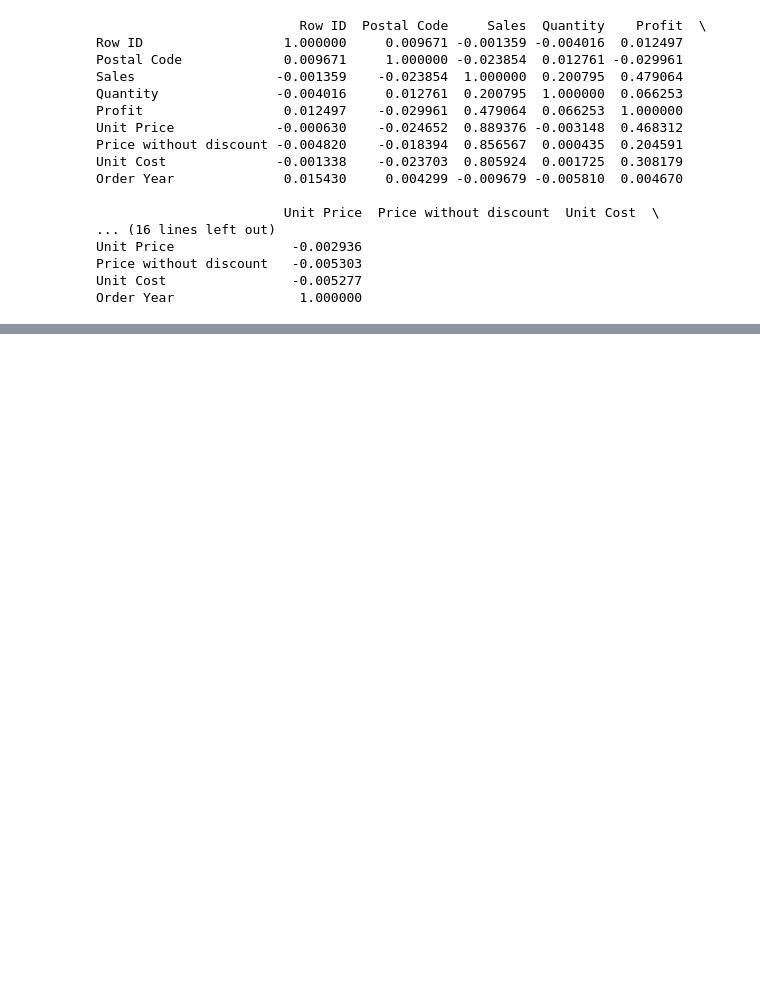
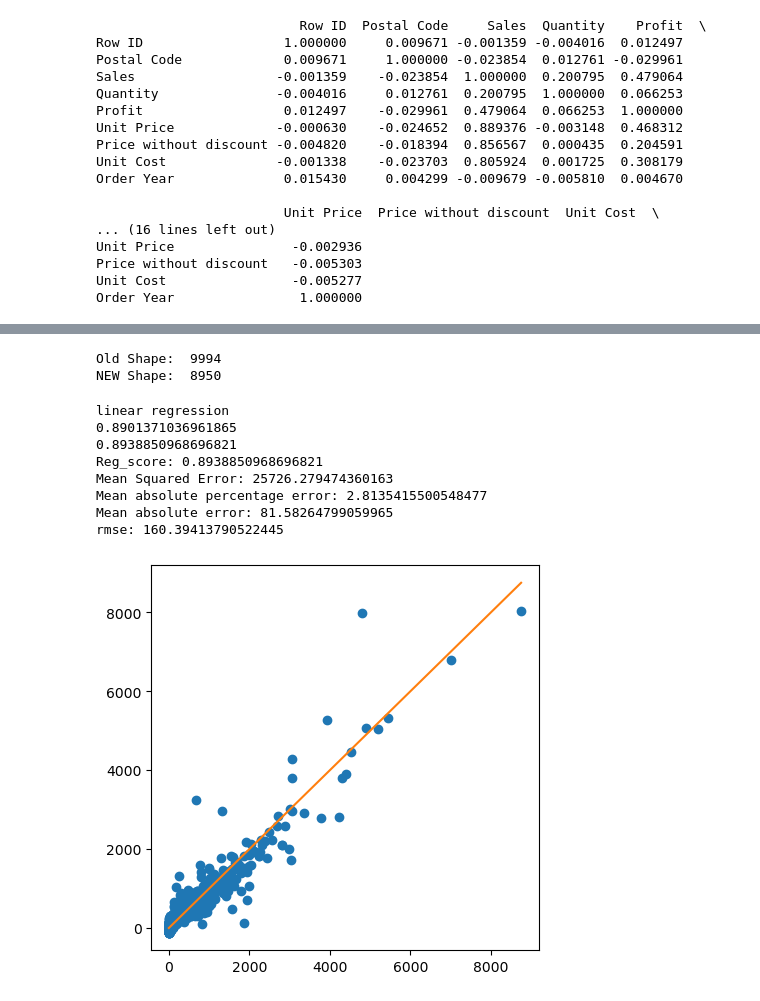
Before and after one commit to jmpealy/project-4-ML-integration, a Jupyter notebook: main.ipynb, the cells around one changed output, grey strips where cells are left out. Drawn from its saved outputs; the diff is of its cells as text; code cells hidden in the pictures; blank space fills up the shorter version.

Commit message:
Adding a Linear Regression Model

```diff
--- a/main.ipynb
+++ b/main.ipynb
@@ -230,0 +310,60 @@ Order Year                1.000000
+# %%
+#deleting some of the outliers
+print("Old Shape: ", df.shape[0])
+df.drop(index= df[(df['Sales'] > 12000)].index, inplace=True)
+df.drop(index= df[(df['Profit'] > 5000) | (df['Profit'] < -3000)].index, inplace=True)
+df.drop(index= df[(df['Discount'] >= 7)].index, inplace=True)
+df.drop(index= df[(df['Quantity'] > 10)].index, inplace=True)
+print("NEW Shape: ", df.shape[0])
+# %% [output]
+Old Shape:  9994
+NEW Shape:  8950
+# %%
+from sklearn.preprocessing import StandardScaler, RobustScaler, MinMaxScaler
+from sklearn.model_selection import train_test_split, GridSearchCV, KFold, cross_val_score #cross validation
+from sklearn.metrics import accuracy_score, confusion_matrix, classification_report, r2_score, mean_absolute_error, mean_absolute_percentage_error, mean_squared_error
+
+
+#using standard scaler
+sc = StandardScaler()
+x = df.drop(['Sales'] , axis = 1).values
+y =df['Sales'].values
+
+#train_test_split
+x_train, x_test, y_train, y_test = train_test_split(x, y, test_size=.33, random_state=42)
+x_train = sc.fit_transform(x_train)
+x_test = sc.fit_transform(x_test)
+# %%
+from sklearn.linear_model import LinearRegression
+lr = LinearRegression()
+lr.fit(x_train, y_train)
+print("linear regression")
+print(lr.score(x_train, y_train))
+print(lr.score(x_test, y_test))
+y_pred = lr.predict(x_test)
+mse = mean_squared_error(y_test , y_pred)
+rmse = np.sqrt(mse)
+reg_score = r2_score(y_test , y_pred)
+mape = mean_absolute_percentage_error(y_test , y_pred)
+mae = mean_absolute_error(y_test , y_pred)
+print('Reg_score:', reg_score )
+print('Mean Squared Error:', mse)
+print('Mean absolute percentage error:', mape )
+print('Mean absolute error:', mae)
+print('rmse:', rmse)
+fig = plt.figure(figsize=(5,5))
+ax = fig.add_subplot(111)
+ax.errorbar(y_test, y_pred, fmt='o')
+ax.errorbar([1, y_test.max()], [1, y_test.max()])
+plt.show()
+print()
+# %% [output]
+linear regression
+0.8901371036961865
+0.8938850968696821
+Reg_score: 0.8938850968696821
+Mean Squared Error: 25726.279474360163
+Mean absolute percentage error: 2.8135415500548477
+Mean absolute error: 81.58264799059965
+rmse: 160.39413790522445
+[figure, added]
```
Also changed, not shown: parts of 6 cells of this notebook.
